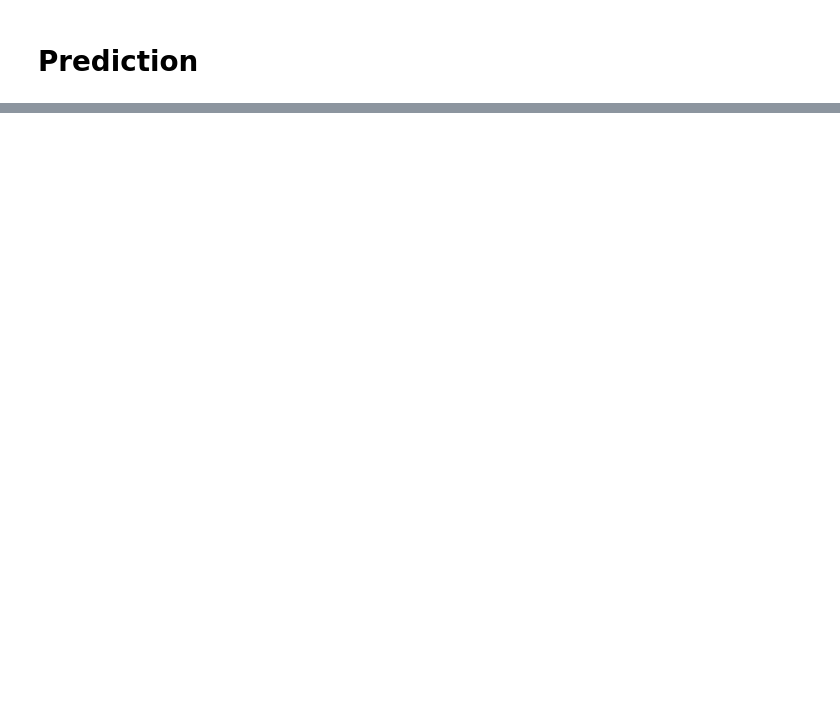
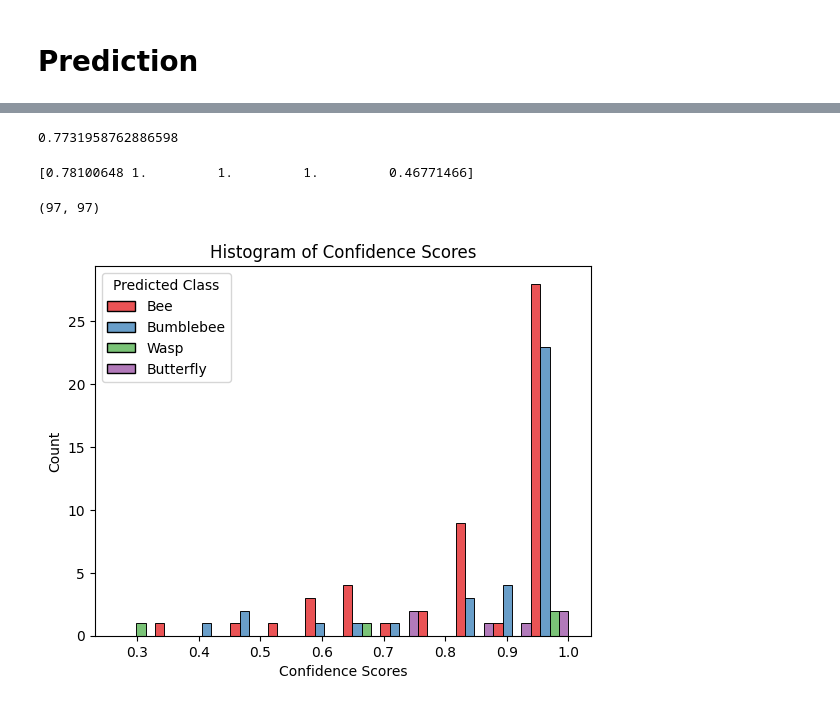
Before and after one commit to alexisvafiadis/Bug-Images-Data-Analysis-And-Type-Classification, a Jupyter notebook: 6_test_prediction.ipynb, the cells around one changed output, grey strips where cells are left out. Drawn from its saved outputs; the diff is of its cells as text; code cells hidden in the pictures; blank space fills up the shorter version.

```diff
--- a/6_test_prediction.ipynb
+++ b/6_test_prediction.ipynb
@@ -251,5 +1557,10 @@ Geometry features is divided in the following subgroups :
 # %% [markdown]
 # Prediction
-# %%
-voting_pipe.fit(X, y)
-y_pred = voting_pipe.predict(X_test)
+# %%
+voting_pipe.fit(X_train, y_encoded_train5)
+y_encoded_pred5 = voting_pipe.predict(X_test)
+y_pred5 = labelencoder.inverse_transform(y_encoded_pred5)
+y_pred5[:5]
+# show how sure hte model is thanks to predict_proba
+#y_pred_proba5 = voting_pipe.predict_proba(X_test)
+#y_pred_proba5[:5]
@@ -255,0 +1583,64 @@ y_pred = voting_pipe.predict(X_test)
+# %%
+voting_clf.fit(X_train, y_encoded_train5)
+# %% [output]
+0.7731958762886598
+# %%
+
+from scipy.stats import mode
+def calculate_weighted_confidence(voting_clf, X):
+    # Extract pipelines and weights from the VotingClassifier
+    pipelines = [est for est in voting_clf.estimators_]
+    weights = voting_clf.weights if voting_clf.weights is not None else [1] * len(pipelines)
+
+    # Get predictions from each individual estimator pipeline
+    individual_preds = np.array([pipe.predict(X) for pipe in pipelines])
+
+    # Calculate the majority vote predictions across all estimators
+    # Assuming `voting='hard'`, this will be the modal (most common) prediction per sample
+    y_pred, _ = mode(individual_preds, axis=0)
+    y_pred = y_pred.ravel()  # Flatten the array to 1D
+
+    # Count votes for the winning class for each sample, considering weights
+    confidence_scores = np.zeros(len(X))
+
+    for i in range(len(X)):
+        # Get the most voted class for the current sample
+        most_voted_class = y_pred[i]
+
+        # Count weighted votes for the most voted class
+        votes_for_most_voted = sum(weight for pipe, weight, pred in zip(pipelines, weights, individual_preds[:, i]) if pred == most_voted_class)
+
+        # Calculate the ratio of votes for the most voted class
+        confidence_scores[i] = votes_for_most_voted / sum(weights)
+
+    return confidence_scores
+
+# After fitting your voting_clf on training data
+confidence_scores = calculate_weighted_confidence(voting_clf, X_test)
+
+# Optionally, you can view or use these confidence scores
+print(confidence_scores[:5])
+# %% [output]
+[0.78100648 1.         1.         1.         0.46771466]
+# %%
+len(confidence_scores), len(y_pred5)
+# %% [output]
+(97, 97)
+# %%
+data = pd.DataFrame({'Confidence Scores': confidence_scores, 'Predicted Class': y_pred5})
+
+# Set the color palette based on the predicted class
+palette = sns.color_palette('Set1', n_colors=len(data['Predicted Class'].unique()))
+
+# Plot the histogram
+sns.histplot(data=data, x='Confidence Scores', hue='Predicted Class', palette=palette, multiple='dodge')
+
+# Set plot title and labels
+plt.title('Histogram of Confidence Scores')
+plt.xlabel('Confidence Scores')
+plt.ylabel('Count')
+
+# Show the plot
+plt.show()
+# %% [output]
+[figure, added]
```
Also changed, not shown: parts of 36 cells of this notebook, 4 other files.
